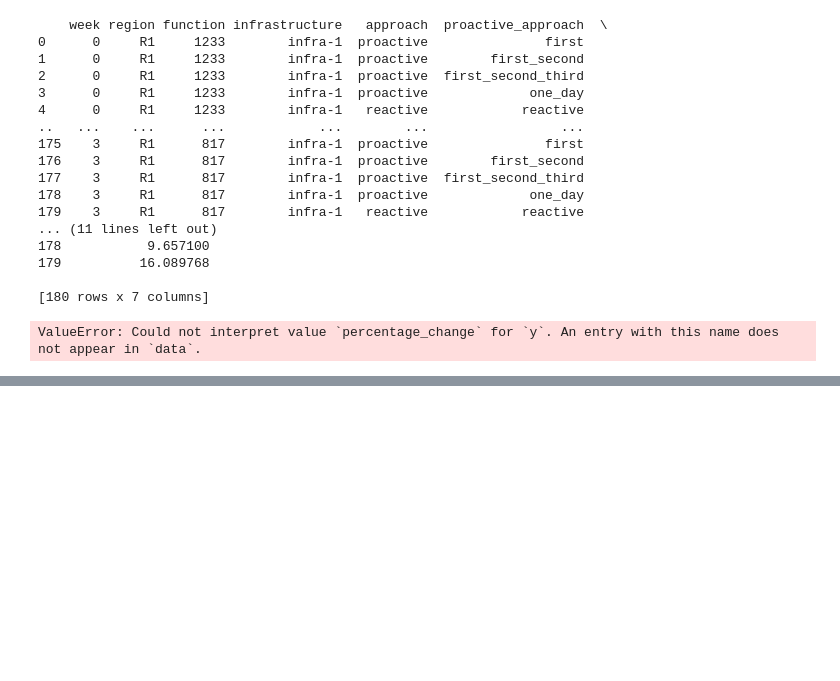
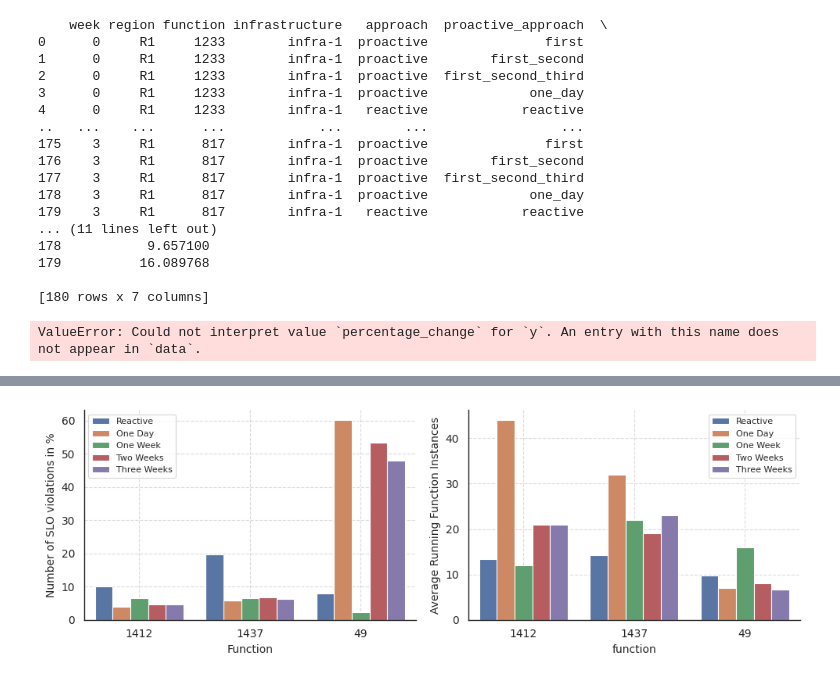
Before and after one commit to nikolalukic167/HeROsim, a Jupyter notebook: Proactive-Reactive_comparison.ipynb, the cells around one changed output, grey strips where cells are left out. Cells and saved outputs as stored; diff of their text form; code cells hidden in the pictures; blank space fills up the shorter version.

```diff
--- a/Proactive-Reactive_comparison.ipynb
+++ b/Proactive-Reactive_comparison.ipynb
@@ -449,7 +475,7 @@ def collect_system_events_csv_recursive(root_dir='re-pro-motivation'):
 
 # Example usage
 if __name__ == "__main__":
-    system_events_df = collect_system_events_csv_recursive("re-pro-motivation-dnn2")
+    system_events_df = collect_system_events_csv_recursive(f"{root}/re-pro-motivation-infras")
     print(system_events_df)
 
     # Calculate the percentage change between reactive and proactive approaches
@@ -486,7 +512,7 @@ if __name__ == "__main__":
     )
 
     print("\nPercentage Change Analysis:")
-    print(result_df)
+    # print(result_df)
 
     # Optionally save to CSV
     # system_events_df.to_csv('system_events_summary.csv', index=False)
@@ -528,3 +543,7 @@ system_events_df
+# %%
+system_events_df = system_events_df[system_events_df['week'] == '3']
+system_events_df = system_events_df[system_events_df['function'].isin(['49', '1437', '1412'])].sort_values(by='function')
+system_events_df['proactive_approach'] = system_events_df['proactive_approach'].apply(lambda x: rename(x))
 # %%
 g = sns.barplot(x='proactive_approach', y='avg_count', hue='week', data=system_events_df.sort_values(by='week'))
 g.set_ylabel("Average Running Function Instances")
@@ -533,0 +553,41 @@ Text(0, 0.5, 'Average Running Function Instances')
+# %%
+# Create a figure with two subplots side by side
+fig, axes = plt.subplots(1, 2, figsize=(10, 3.5))
+
+# Load sample data
+tips = sns.load_dataset("tips")
+
+# First plot - Boxplot
+sns.barplot(x='function', y='penaltyProportion', hue='proactive_approach', data=third_four_df,ax=axes[0], hue_order=["Reactive", "One Day", "One Week", "Two Weeks", "Three Weeks"])
+axes[0].legend()
+axes[0].set_xlabel('Function', fontsize=10)
+axes[0].set_ylabel('Number of SLO violations in %', fontsize=10)
+
+plt.rcParams.update({
+    'font.size': 12,  # General font size
+    'axes.titlesize': 10,  # Title font size
+    'axes.labelsize': 10,  # Label font size
+    'xtick.labelsize': 10,  # X-axis tick font size
+    'ytick.labelsize': 10,  # Y-axis tick font size
+    'legend.fontsize': 8,  # Legend font size
+})
+# Add grid lines to one of the plots
+axes[0].grid(True, linestyle='--', alpha=0.7)
+
+# Second plot - Regression plot
+sns.barplot(x='function', y='avg_count', hue='proactive_approach', data=system_events_df.sort_values(by='week'), ax=axes[1], hue_order=["Reactive", "One Day", "One Week", "Two Weeks", "Three Weeks"])
+axes[1].set_ylabel("Average Running Function Instances", fontsize=10)
+# Add grid lines to one of the plots
+axes[1].grid(True, linestyle='--', alpha=0.7)
+axes[1].legend()
+
+# Set a consistent theme across plots
+for ax in axes:
+    ax.spines['top'].set_visible(False)
+    ax.spines['right'].set_visible(False)
+
+# Adjust layout and add a main title
+plt.tight_layout()
+plt.savefig('motivation_dnn1.pdf')
+# %% [output]
+[figure, added]
```
Also changed, not shown: parts of 17 cells of this notebook, 12 other files.
